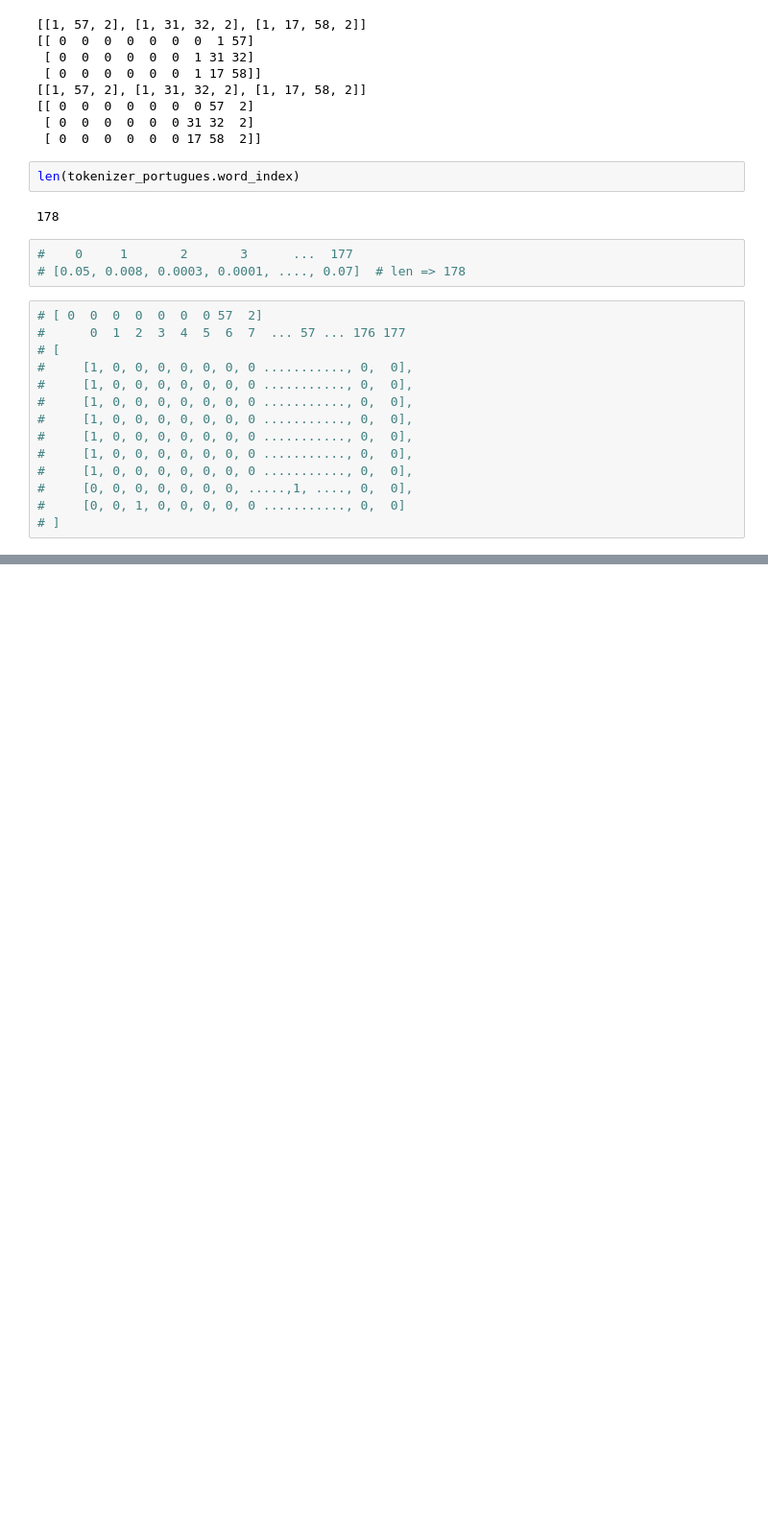
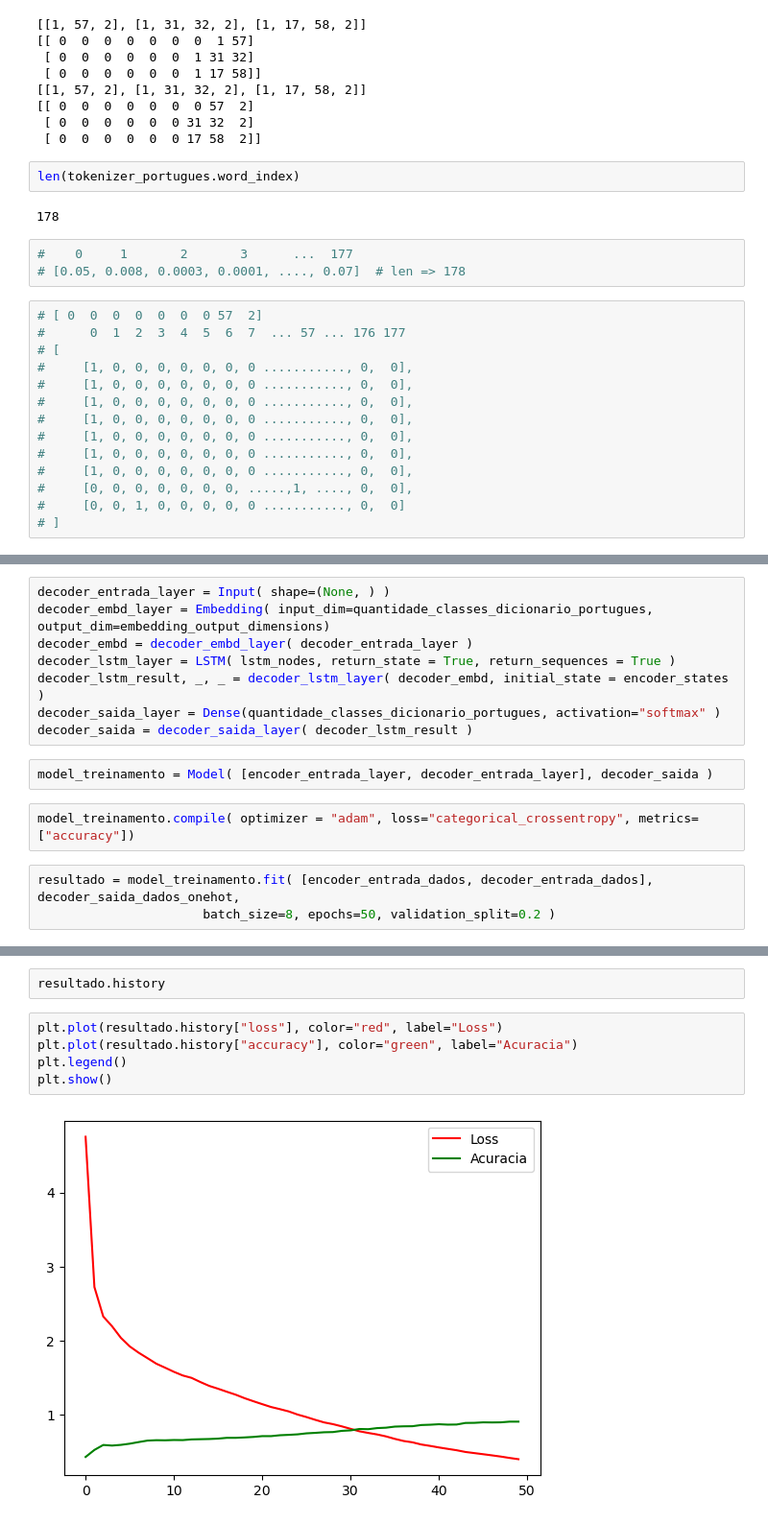
Before and after one commit to antoniorcn/fatec-2025-1s, a Jupyter notebook: ZL-NLP/aula15/Tradutor ingles-portugues.ipynb, the cells around one changed output, grey strips where cells are left out. Shown at 96% size. Saved outputs shown, nothing was run; the diff lists cells and outputs as text; blank space fills up the shorter version.

```diff
--- a/ZL-NLP/aula15/Tradutor ingles-portugues.ipynb
+++ b/ZL-NLP/aula15/Tradutor ingles-portugues.ipynb
@@ -237,0 +254,15 @@ print(decoder_saida_dados_onehot[0:2])
+# %%
+decoder_entrada_layer = Input( shape=(None, ) )
+decoder_embd_layer = Embedding( input_dim=quantidade_classes_dicionario_portugues, output_dim=embedding_output_dimensions)
+decoder_embd = decoder_embd_layer( decoder_entrada_layer )
+decoder_lstm_layer = LSTM( lstm_nodes, return_state = True, return_sequences = True )
+decoder_lstm_result, _, _ = decoder_lstm_layer( decoder_embd, initial_state = encoder_states )
+decoder_saida_layer = Dense(quantidade_classes_dicionario_portugues, activation="softmax" )
+decoder_saida = decoder_saida_layer( decoder_lstm_result )
+# %%
+model_treinamento = Model( [encoder_entrada_layer, decoder_entrada_layer], decoder_saida )
+# %%
+model_treinamento.compile( optimizer = "adam", loss="categorical_crossentropy", metrics=["accuracy"])
+# %%
+resultado = model_treinamento.fit( [encoder_entrada_dados, decoder_entrada_dados], decoder_saida_dados_onehot,
+                      batch_size=8, epochs=50, validation_split=0.2 )
@@ -237,0 +287,9 @@ print(decoder_saida_dados_onehot[0:2])
+# %%
+resultado.history
+# %%
+plt.plot(resultado.history["loss"], color="red", label="Loss")
+plt.plot(resultado.history["accuracy"], color="green", label="Acuracia")
+plt.legend()
+plt.show()
+# %% [output]
+[figure, added]
```
Also changed, not shown: parts of 14 cells of this notebook, 9 other files.
